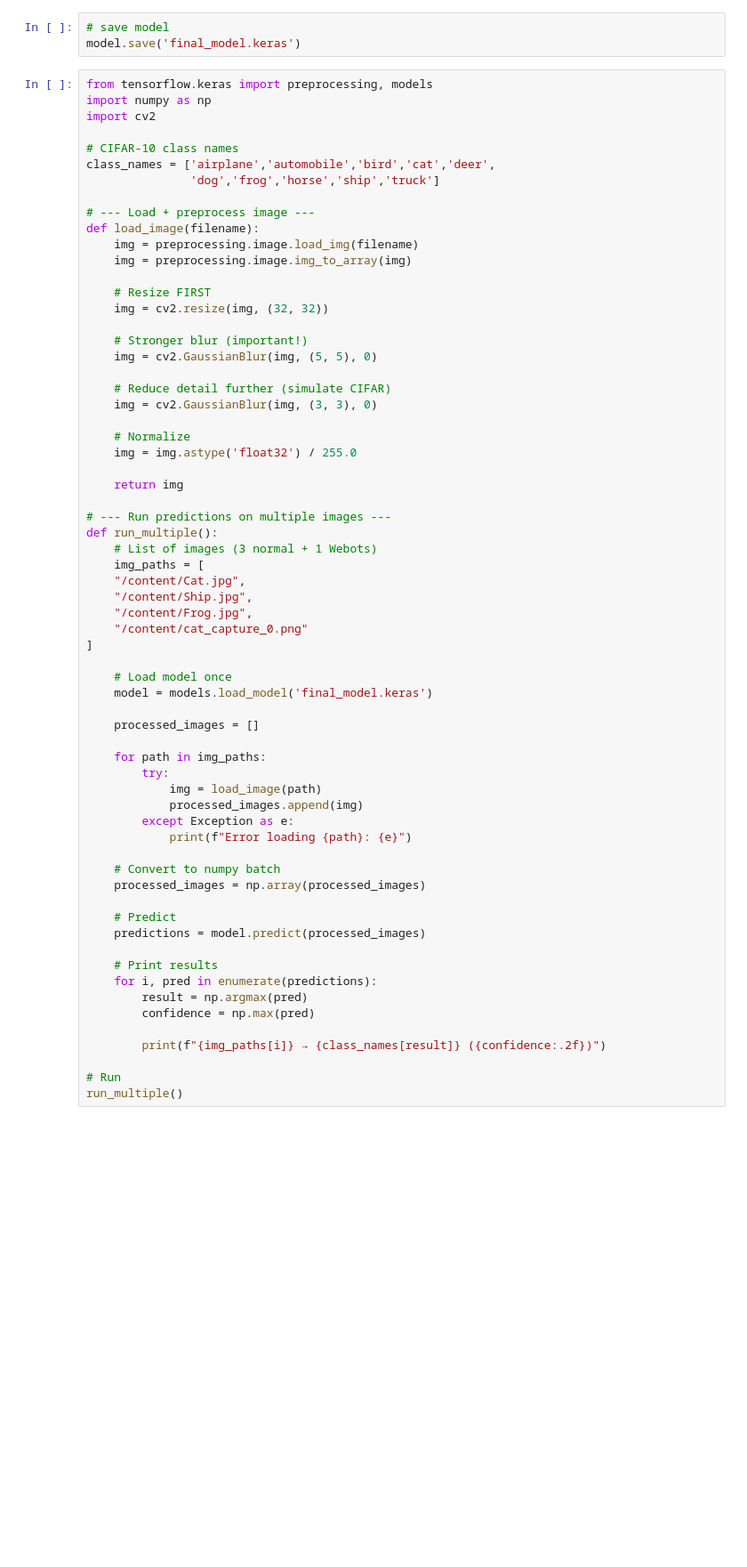
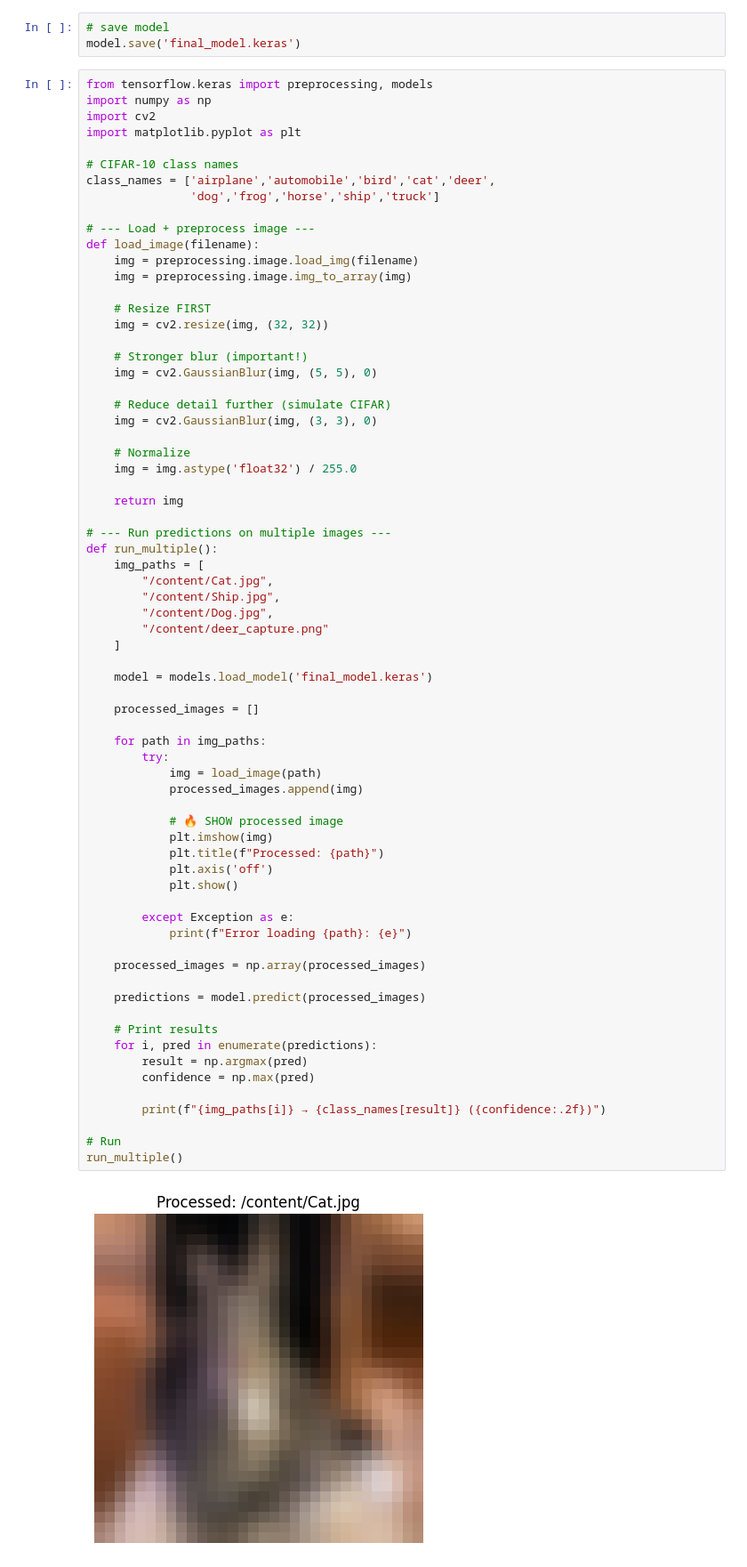
Before and after one commit to Riana-PSB/Assignment-1, a Jupyter notebook: cnn_v3_.ipynb, the cells around one changed output. Shown at 89% size. Saved outputs shown, nothing was run; the diff lists cells and outputs as text; blank space fills up the shorter version.

Commit message:
Edited Image Prediction Cell (Preprocess the Images)

```diff
--- a/cnn_v3_.ipynb
+++ b/cnn_v3_.ipynb
@@ -94,6 +190,7 @@ model.save('final_model.keras')
 from tensorflow.keras import preprocessing, models
 import numpy as np
 import cv2
+import matplotlib.pyplot as plt
 
 # CIFAR-10 class names
 class_names = ['airplane','automobile','bird','cat','deer',
@@ -119,39 +216,44 @@ def load_image(filename):
     return img
 
 # --- Run predictions on multiple images ---
 def run_multiple():
-    # List of images (3 normal + 1 Webots)
     img_paths = [
-    "/content/Cat.jpg",
-    "/content/Ship.jpg",
-    "/content/Frog.jpg",
-    "/content/cat_capture_0.png"
-]
+        "/content/Cat.jpg",
+        "/content/Ship.jpg",
+        "/content/Dog.jpg",
+        "/content/deer_capture.png"
+    ]
 
-    # Load model once
     model = models.load_model('final_model.keras')
 
     processed_images = []
 
     for path in img_paths:
         try:
             img = load_image(path)
             processed_images.append(img)
+
+            # 🔥 SHOW processed image
+            plt.imshow(img)
+            plt.title(f"Processed: {path}")
+            plt.axis('off')
+            plt.show()
+
         except Exception as e:
             print(f"Error loading {path}: {e}")
 
-    # Convert to numpy batch
     processed_images = np.array(processed_images)
 
-    # Predict
     predictions = model.predict(processed_images)
 
     # Print results
     for i, pred in enumerate(predictions):
         result = np.argmax(pred)
         confidence = np.max(pred)
 
         print(f"{img_paths[i]} → {class_names[result]} ({confidence:.2f})")
 
 # Run
 run_multiple()
+# %% [output]
+[figure, added]
```
Also changed, not shown: parts of 10 cells of this notebook.
